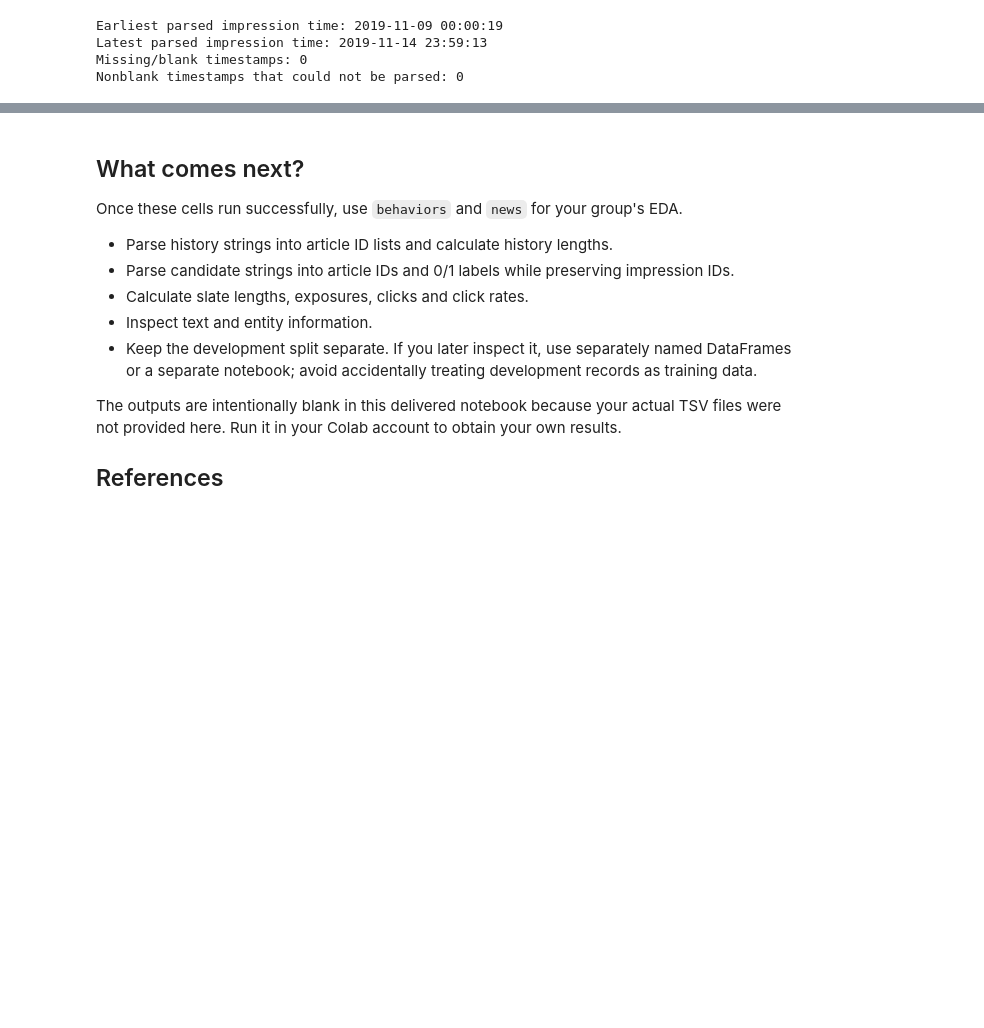
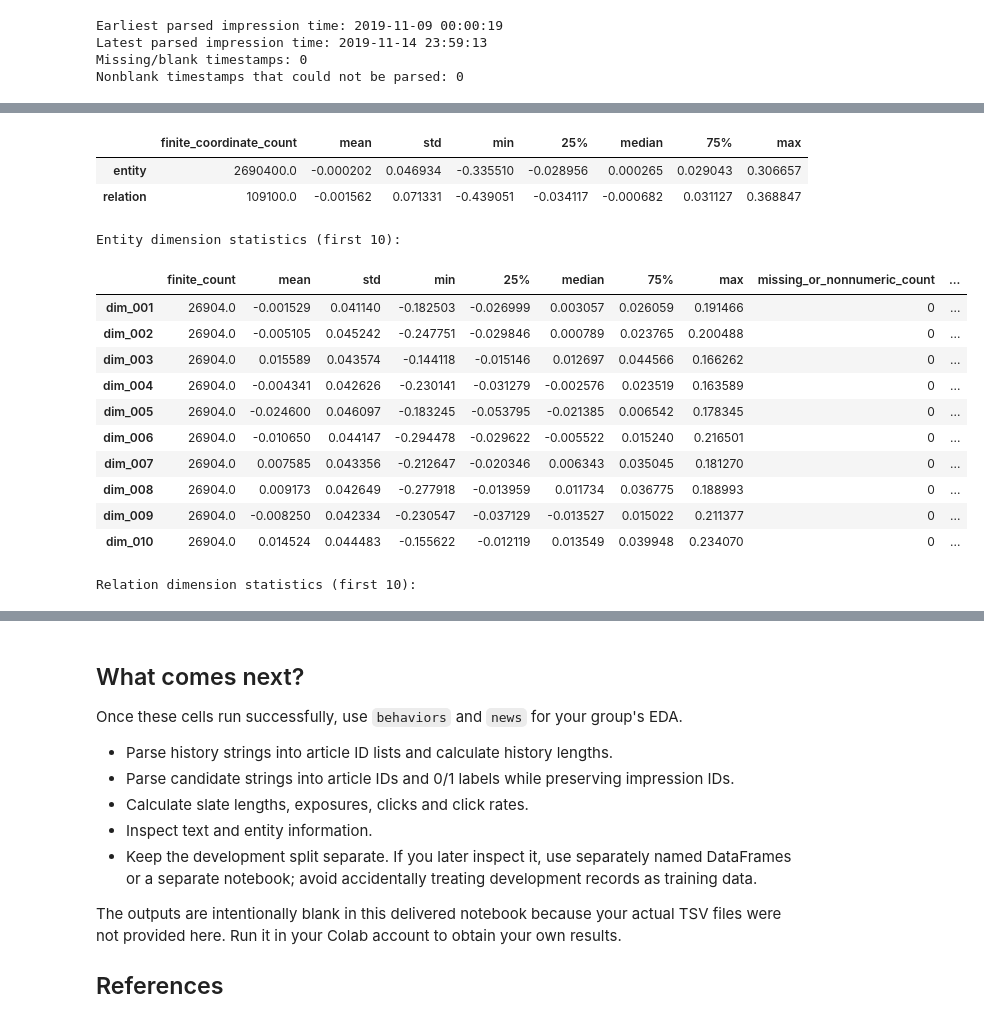
Before and after one commit to JariusF10-8/bt4222, a Jupyter notebook: notebooks/Dataset_Overview.ipynb, the cells around one changed output, grey strips where cells are left out. Saved outputs shown, nothing was run; the diff lists cells and outputs as text; code cells hidden in the pictures; blank space fills up the shorter version.

```diff
--- a/notebooks/Dataset_Overview.ipynb
+++ b/notebooks/Dataset_Overview.ipynb
@@ -294,0 +424,46 @@ Nonblank timestamps that could not be parsed: 0
+# %%
+def coordinate_statistics(df):
+    values = df[embedding_columns].to_numpy()
+    return pd.Series(values[np.isfinite(values)]).describe().rename(
+        {"count": "finite_coordinate_count", "50%": "median"}
+    )
+
+coordinate_summary = pd.DataFrame({
+    "entity": coordinate_statistics(entity_embeddings),
+    "relation": coordinate_statistics(relation_embeddings),
+}).T
+display(coordinate_summary)
+
+def dimension_statistics(df):
+    numeric = df[embedding_columns]
+    finite_only = numeric.where(np.isfinite(numeric))
+    result = finite_only.describe().T.rename(
+        columns={"count": "finite_count", "50%": "median"}
+    )
+    result["missing_or_nonnumeric_count"] = numeric.isna().sum()
+    result["infinite_count"] = np.isinf(numeric).sum()
+    return result
+
+entity_dimension_stats = dimension_statistics(entity_embeddings)
+relation_dimension_stats = dimension_statistics(relation_embeddings)
+print("Entity dimension statistics (first 10):")
+display(entity_dimension_stats.head(10))
+print("Relation dimension statistics (first 10):")
+display(relation_dimension_stats.head(10))
+# %% [output]
+|  | finite_coordinate_count | mean | std | min | 25% | median | 75% | max |
+| entity | 2690400.0 | -0.000202 | 0.046934 | -0.335510 | -0.028956 | 0.000265 | 0.029043 | 0.306657 |
+| relation | 109100.0 | -0.001562 | 0.071331 | -0.439051 | -0.034117 | -0.000682 | 0.031127 | 0.368847 |
+Entity dimension statistics (first 10):
+|  | finite_count | mean | std | min | 25% | median | 75% | max | missing_or_nonnumeric_count | ... |
+| dim_001 | 26904.0 | -0.001529 | 0.041140 | -0.182503 | -0.026999 | 0.003057 | 0.026059 | 0.191466 | 0 | ... |
+| dim_002 | 26904.0 | -0.005105 | 0.045242 | -0.247751 | -0.029846 | 0.000789 | 0.023765 | 0.200488 | 0 | ... |
+| dim_003 | 26904.0 | 0.015589 | 0.043574 | -0.144118 | -0.015146 | 0.012697 | 0.044566 | 0.166262 | 0 | ... |
+| dim_004 | 26904.0 | -0.004341 | 0.042626 | -0.230141 | -0.031279 | -0.002576 | 0.023519 | 0.163589 | 0 | ... |
+| dim_005 | 26904.0 | -0.024600 | 0.046097 | -0.183245 | -0.053795 | -0.021385 | 0.006542 | 0.178345 | 0 | ... |
+| dim_006 | 26904.0 | -0.010650 | 0.044147 | -0.294478 | -0.029622 | -0.005522 | 0.015240 | 0.216501 | 0 | ... |
+| dim_007 | 26904.0 | 0.007585 | 0.043356 | -0.212647 | -0.020346 | 0.006343 | 0.035045 | 0.181270 | 0 | ... |
+| dim_008 | 26904.0 | 0.009173 | 0.042649 | -0.277918 | -0.013959 | 0.011734 | 0.036775 | 0.188993 | 0 | ... |
+| dim_009 | 26904.0 | -0.008250 | 0.042334 | -0.230547 | -0.037129 | -0.013527 | 0.015022 | 0.211377 | 0 | ... |
+| dim_010 | 26904.0 | 0.014524 | 0.044483 | -0.155622 | -0.012119 | 0.013549 | 0.039948 | 0.234070 | 0 | ... |
+Relation dimension statistics (first 10):
```
Also changed, not shown: parts of 14 cells of this notebook.
